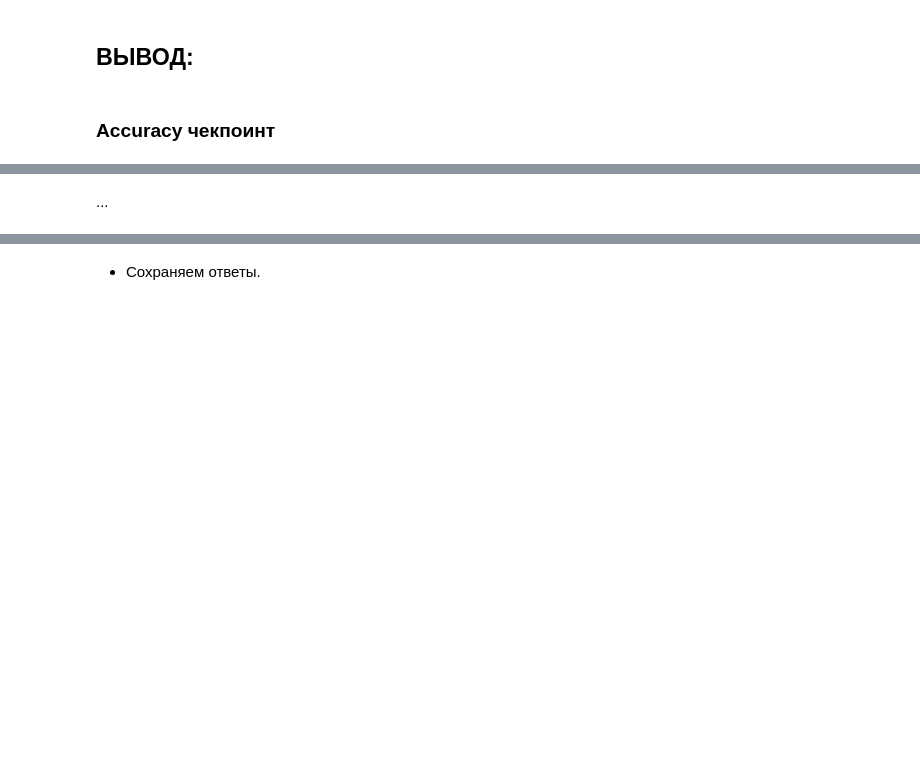
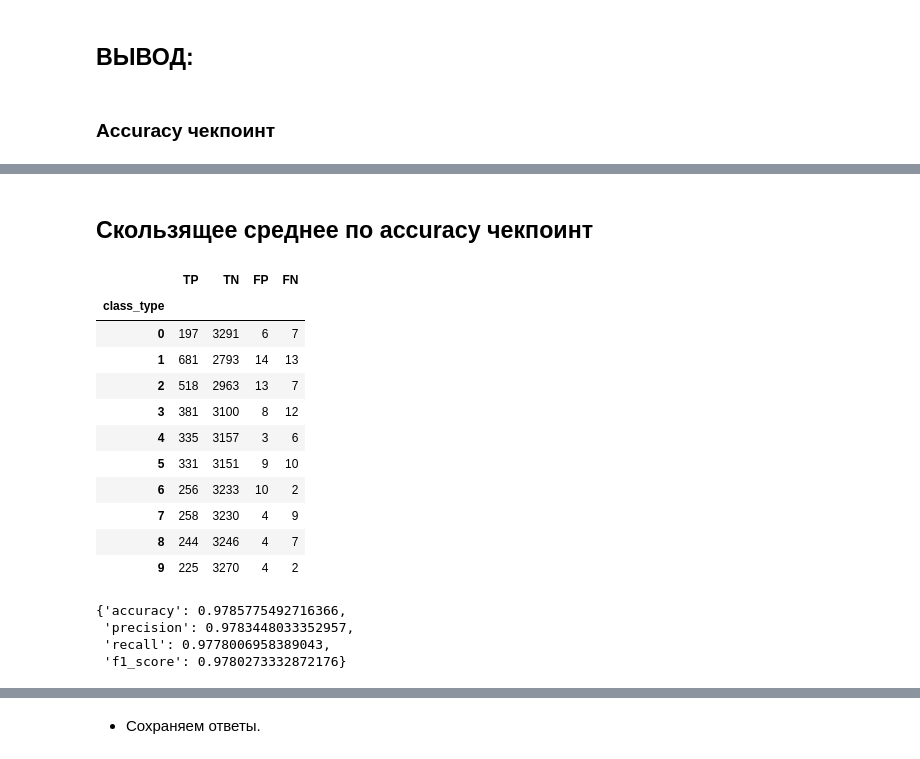
Before and after one commit to GrishaTS/YaMlProject, a Jupyter notebook: models/models/model_g_3.ipynb, the cells around one changed output, grey strips where cells are left out. Saved outputs shown, nothing was run; the diff lists cells and outputs as text; code cells hidden in the pictures; blank space fills up the shorter version.

```diff
--- a/models/models/model_g_3.ipynb
+++ b/models/models/model_g_3.ipynb
@@ -220,4 +220,7 @@ Loss
 model_categorical_acc = tf.keras.models.load_model(f'../checkpoints/model{num_model}_categorical_accuracy.h5')
 model_f1_score = tf.keras.models.load_model(f'../checkpoints/model{num_model}_f1_score.h5')
 model_loss = tf.keras.models.load_model(f'../checkpoints/model{num_model}_loss.h5')
+model_avg_categorical_acc = tf.keras.models.load_model(f'../checkpoints/model{num_model}_avg_categorical_accuracy.h5')
+model_avg_f1_score = tf.keras.models.load_model(f'../checkpoints/model{num_model}_avg_f1_score.h5')
+model_avg_loss = tf.keras.models.load_model(f'../checkpoints/model{num_model}_avg_loss.h5')
 # %% [markdown]
@@ -226,6 +229,10 @@ model_loss = tf.keras.models.load_model(f'../checkpoints/model{num_model}_loss.h
 ans_val_categorical_accuracy = make_ans_file(model_categorical_acc, val_ds_x)
 ans_val_f1_score = make_ans_file(model_f1_score, val_ds_x)
 ans_val_loss = make_ans_file(model_loss, val_ds_x)
+ans_val_avg_categorical_accuracy = make_ans_file(model_avg_categorical_acc, val_ds_x)
+ans_val_avg_f1_score = make_ans_file(model_avg_f1_score, val_ds_x)
+ans_val_avg_loss = make_ans_file(model_avg_loss, val_ds_x)
+anss = [ans_val_categorical_accuracy, ans_val_f1_score, ans_val_loss, ans_val_avg_categorical_accuracy, ans_val_avg_f1_score, ans_val_avg_loss]
 # %% [markdown]
 Формируем валидационные ответы.
 # %%
@@ -400,2 +387,23 @@ metrics.metrics()
-# %% [markdown]
-...
+# %% [markdown]
+## Скользящее среднее по accuracy чекпоинт
+# %%
+metrics = MulticlassClassificationMetrics(val_ds_y, ans_val_avg_categorical_accuracy)
+print(metrics)
+metrics.metrics()
+# %% [output]
+|  | TP | TN | FP | FN |
+| class_type |  |  |  |  |
+| 0 | 197 | 3291 | 6 | 7 |
+| 1 | 681 | 2793 | 14 | 13 |
+| 2 | 518 | 2963 | 13 | 7 |
+| 3 | 381 | 3100 | 8 | 12 |
+| 4 | 335 | 3157 | 3 | 6 |
+| 5 | 331 | 3151 | 9 | 10 |
+| 6 | 256 | 3233 | 10 | 2 |
+| 7 | 258 | 3230 | 4 | 9 |
+| 8 | 244 | 3246 | 4 | 7 |
+| 9 | 225 | 3270 | 4 | 2 |
+{'accuracy': 0.9785775492716366,
+ 'precision': 0.9783448033352957,
+ 'recall': 0.9778006958389043,
+ 'f1_score': 0.9780273332872176}
```
Also changed, not shown: parts of 22 cells of this notebook, 17 other files.
